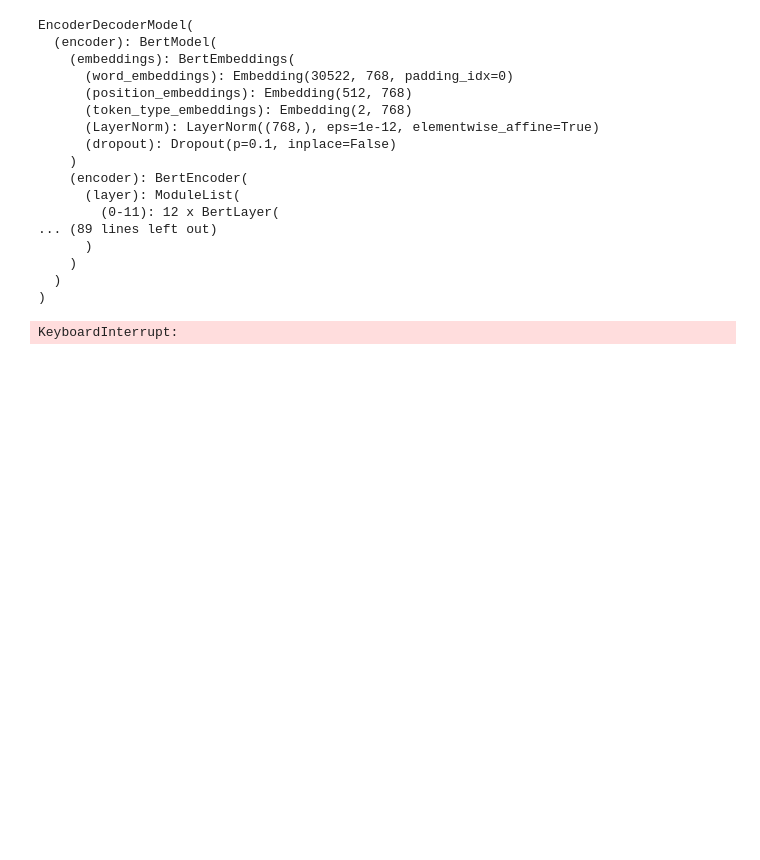
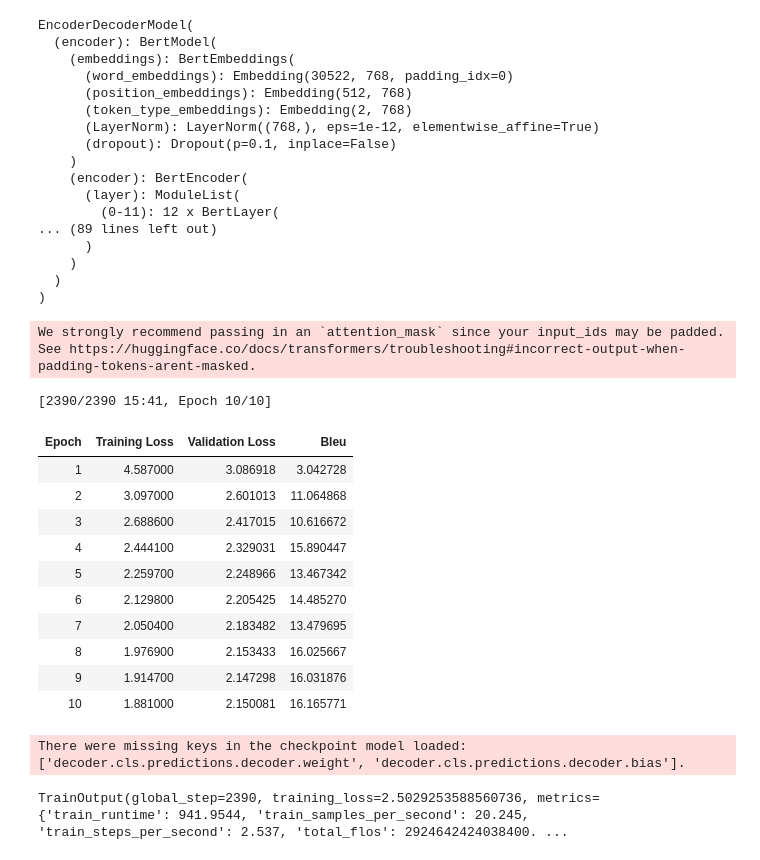
Before and after one commit to samusamu2/AI-project-SuBERT, a Jupyter notebook: transformer.ipynb, the cells around one changed output. Saved outputs shown, nothing was run; the diff lists cells and outputs as text; code cells hidden in the pictures; blank space fills up the shorter version.

Commit message:
First BART model trained

```diff
--- a/transformer.ipynb
+++ b/transformer.ipynb
@@ -178,7 +223,7 @@ training_params = Seq2SeqTrainingArguments(
     learning_rate=5e-5,
     per_device_train_batch_size=8,
     per_device_eval_batch_size=8,
-    num_train_epochs=3,
+    num_train_epochs=10,
     predict_with_generate=True,
     logging_strategy="epoch",
     eval_strategy="epoch",
@@ -188,35 +233,80 @@ training_params = Seq2SeqTrainingArguments(
 # %%
 from evaluate import load
 bleu = load("sacrebleu")
+
+# Ensure all config objects have the necessary token IDs set
+# Main model config
+model.config.decoder_start_token_id = target_tokenizer.cls_token_id
+model.config.pad_token_id = target_tokenizer.pad_token_id
+model.config.eos_token_id = target_tokenizer.sep_token_id
+model.config.bos_token_id = target_tokenizer.cls_token_id
+model.config.vocab_size = target_tokenizer.vocab_size
+model.config.max_length = 128
+
+# Decoder model config
+model.decoder.config.decoder_start_token_id = target_tokenizer.cls_token_id
+model.decoder.config.bos_token_id = target_tokenizer.cls_token_id
+model.decoder.config.eos_token_id = target_tokenizer.sep_token_id
+model.decoder.config.pad_token_id = target_tokenizer.pad_token_id
+model.decoder.config.vocab_size = target_tokenizer.vocab_size
+
+# Create and set a proper generation config
+from transformers import GenerationConfig
+generation_config = GenerationConfig(
+    max_length=128,
+    decoder_start_token_id=target_tokenizer.cls_token_id,
+    bos_token_id=target_tokenizer.cls_token_id,
+    eos_token_id=target_tokenizer.sep_token_id,
+    pad_token_id=target_tokenizer.pad_token_id,
+    num_beams=5,
+    no_repeat_ngram_size=2,
+)
+
+# Apply the generation config to the model
+model.generation_config = generation_config
 
 def compute_metrics(eval_preds):
     preds, labels = eval_preds
 
     # Decode generated translations
     decoded_preds = target_tokenizer.batch_decode(preds, skip_special_tokens=True)
 
     # Replace -100 with pad token id
     labels = np.where(labels != -100, labels, target_tokenizer.pad_token_id)
     decoded_labels = target_tokenizer.batch_decode(labels, skip_special_tokens=True)
 
     # Compute BLEU score
     result = bleu.compute(predictions=decoded_preds, references=[[ref] for ref in decoded_labels])
 
     return {"bleu": result["score"]}
 
 # Update the trainer
 trainer = Seq2SeqTrainer(
     model=model,
     args=training_params,
     train_dataset=tokenized_datasets["train"],
     eval_dataset=tokenized_datasets["validation"],
     tokenizer=target_tokenizer,
     data_collator=data_collator,
     compute_metrics=compute_metrics,
 )
 
 trainer.train()
 # %% [output]
-KeyboardInterrupt:
+We strongly recommend passing in an `attention_mask` since your input_ids may be padded. See https://huggingface.co/docs/transformers/troubleshooting#incorrect-output-when-padding-tokens-arent-masked.
+[2390/2390 15:41, Epoch 10/10]
+| Epoch | Training Loss | Validation Loss | Bleu |
+| 1 | 4.587000 | 3.086918 | 3.042728 |
+| 2 | 3.097000 | 2.601013 | 11.064868 |
+| 3 | 2.688600 | 2.417015 | 10.616672 |
+| 4 | 2.444100 | 2.329031 | 15.890447 |
+| 5 | 2.259700 | 2.248966 | 13.467342 |
+| 6 | 2.129800 | 2.205425 | 14.485270 |
+| 7 | 2.050400 | 2.183482 | 13.479695 |
+| 8 | 1.976900 | 2.153433 | 16.025667 |
+| 9 | 1.914700 | 2.147298 | 16.031876 |
+| 10 | 1.881000 | 2.150081 | 16.165771 |
+There were missing keys in the checkpoint model loaded: ['decoder.cls.predictions.decoder.weight', 'decoder.cls.predictions.decoder.bias'].
+TrainOutput(global_step=2390, training_loss=2.5029253588560736, metrics={'train_runtime': 941.9544, 'train_samples_per_second': 20.245, 'train_steps_per_second': 2.537, 'total_flos': 2924642424038400. ...
 # %%
 # Test the model on a few examples
```
Also changed, not shown: parts of 4 cells of this notebook, 1 other file.
